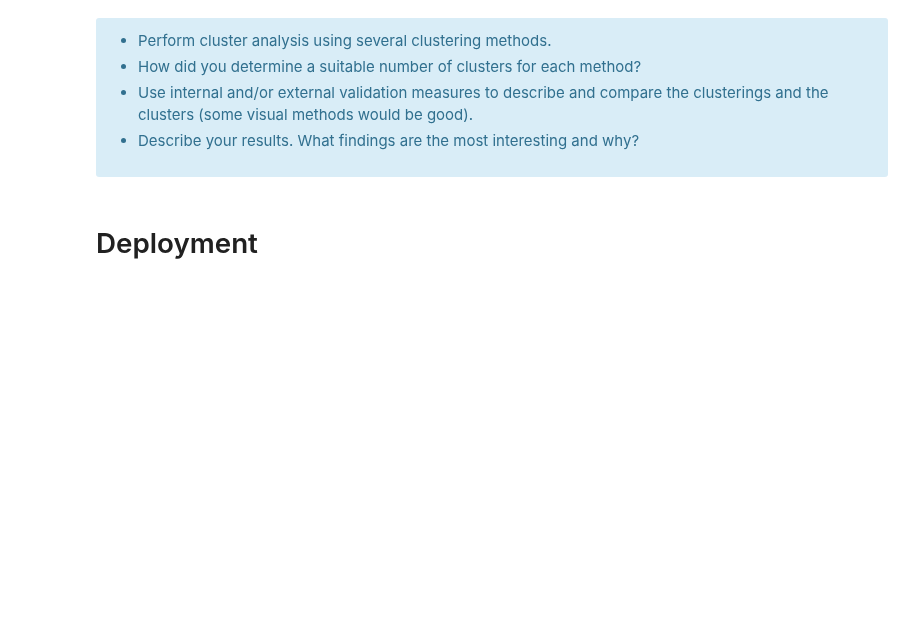
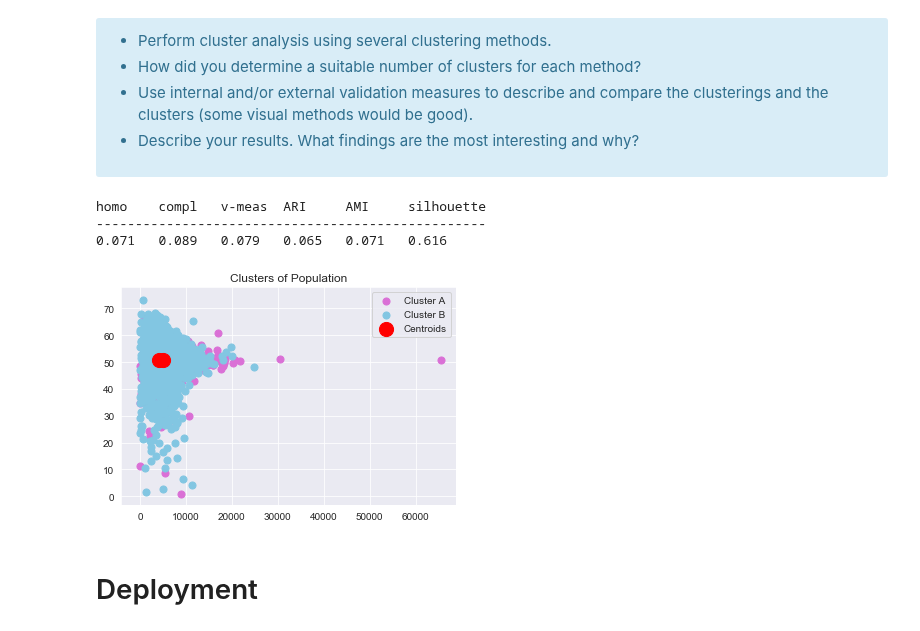
Before and after one commit to kmrollins/MSDS7331-Labs, a Jupyter notebook: MSDS7331_Team3_Lab3/MSDS7331_Team3_Lab3.ipynb, the cells around one changed output. Drawn from its saved outputs; the diff is of its cells as text; code cells hidden in the pictures; blank space fills up the shorter version.

```diff
--- a/MSDS7331_Team3_Lab3/MSDS7331_Team3_Lab3.ipynb
+++ b/MSDS7331_Team3_Lab3/MSDS7331_Team3_Lab3.ipynb
@@ -261,0 +393,20 @@ interpretation for any charts or graphs.
+# %%
+build_model(k_means, X_trainU, y_trainU)
+# %% [output]
+homo    compl   v-meas  ARI     AMI     silhouette
+--------------------------------------------------
+0.071   0.089   0.079   0.065   0.071   0.616
+# %%
+# Fitting K-Means to the test dataset
+kmeans = KMeans(n_clusters = 2, init = 'k-means++', random_state = 42)
+y_kmeans = kmeans.fit_predict(X_testU)
+
+# Scatter chart of the clusters
+plt.scatter(X_testU[y_kmeans == 0, 0], X_testU[y_kmeans == 0, 1], s = 50, c = 'orchid', label = 'Cluster A')
+plt.scatter(X_testU[y_kmeans == 1, 0], X_testU[y_kmeans == 1, 1], s = 50, c = 'c', label = 'Cluster B')
+plt.scatter(kmeans.cluster_centers_[:, 0], kmeans.cluster_centers_[:, 1], s = 200, c = 'red', label = 'Centroids')
+plt.title('Clusters of Population')
+plt.legend()
+plt.show()
+# %% [output]
+[figure, added]
```
Also changed, not shown: parts of 23 cells of this notebook.
